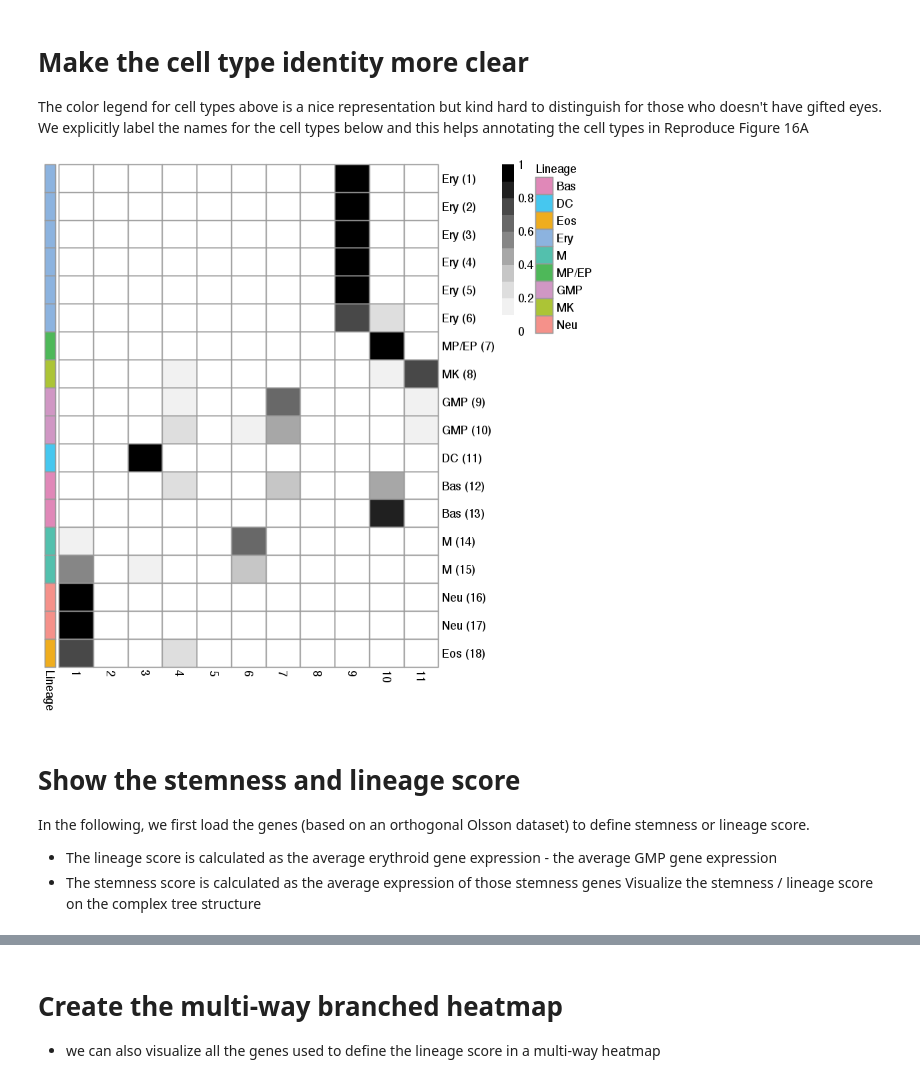
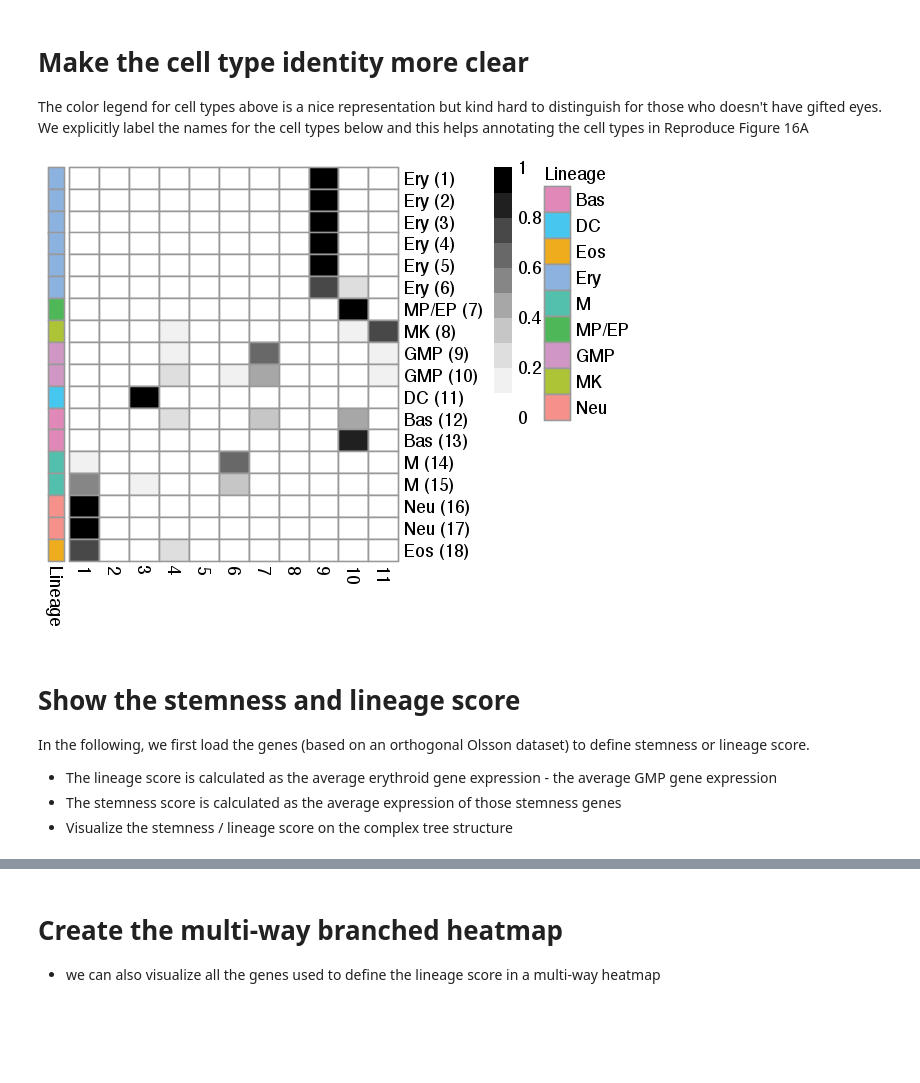
Before and after one commit to cole-trapnell-lab/monocle2-rge-paper, a Jupyter notebook: Paul_dataset_analysis_final.ipynb, the cells around one changed output, grey strips where cells are left out. Saved outputs shown, nothing was run; the diff lists cells and outputs as text; code cells hidden in the pictures; blank space fills up the shorter version.

```diff
--- a/Paul_dataset_analysis_final.ipynb
+++ b/Paul_dataset_analysis_final.ipynb
@@ -132,28 +136,29 @@ The color legend for cell types above is a nice representation but kind hard to
 # %%
 annotation_row = data.frame(`Lineage` = c("Ery (1)" = 'Ery', "Ery (2)" = 'Ery', "Ery (3)" = 'Ery', "Ery (4)" = 'Ery', "Ery (5)" = 'Ery', "Ery (6)" = 'Ery',
                                           "MP/EP (7)" = 'MP/EP', "MK (8)" = 'MK', "GMP (9)" = 'GMP', "GMP (10)" = 'GMP',
                                           "DC (11)" = 'DC',
                                           "Bas (12)" = 'Bas', "Bas (13)" = 'Bas', "M (14)" = 'M', "M (15)" = 'M', "Neu (16)" = 'Neu', "Neu (17)" = 'Neu', "Eos (18)" = 'Eos',
                                           "lymphoid (19)" = 'lymphoid'))
 state_cluster_stat <- table(pData(valid_subset_GSE72857_cds2)[, c('State', 'cluster')])
 
 state_cluster_stat <- apply(state_cluster_stat, 2, function(x) x / sum(x))
 colnames(state_cluster_stat) <- row.names(annotation_row)[1:18]
 
 state_cluster_stat_ordered <- t(state_cluster_stat)
 detailed_cell_type_color <- c("Bas" = "#E088B8", "DC" = "#46C7EF", "Eos" = "#EFAD1E", "Ery" = "#8CB3DF", "M" = "#53C0AD", "MP/EP" = "#4EB859", "GMP" = "#D097C4", "MK" = "#ACC436", "Neu" = "#F5918A")
 annotation_colors = list(`Lineage` = detailed_cell_type_color)
 
+options(repr.plot.width=5, repr.plot.height=4)
 pheatmap::pheatmap(state_cluster_stat_ordered, cluster_cols = F, cluster_rows = F, color = colorRampPalette(RColorBrewer::brewer.pal(n=9, name='Greys'))(10),
                    annotation_row = annotation_row, annotation_colors = annotation_colors)
 # %% [output]
-[figure, old version]
+[figure, new version]
 # %% [markdown]
 # Show the stemness and lineage score
 In the following, we first load the genes (based on an orthogonal Olsson dataset) to define stemness or lineage score.
 - The lineage score is calculated as the average erythroid gene expression - the average GMP gene expression
 - The stemness score is calculated as the average expression of those stemness genes
-Visualize the stemness / lineage score on the complex tree structure
+- Visualize the stemness / lineage score on the complex tree structure
 # %%
 # load in the genes used to define stemness and genes used to define lineage score:
 load('gene_set') #including three variables: all_down_valid, positive_score_genes, negtive_score_genes
```
Also changed, not shown: parts of 10 cells of this notebook.
